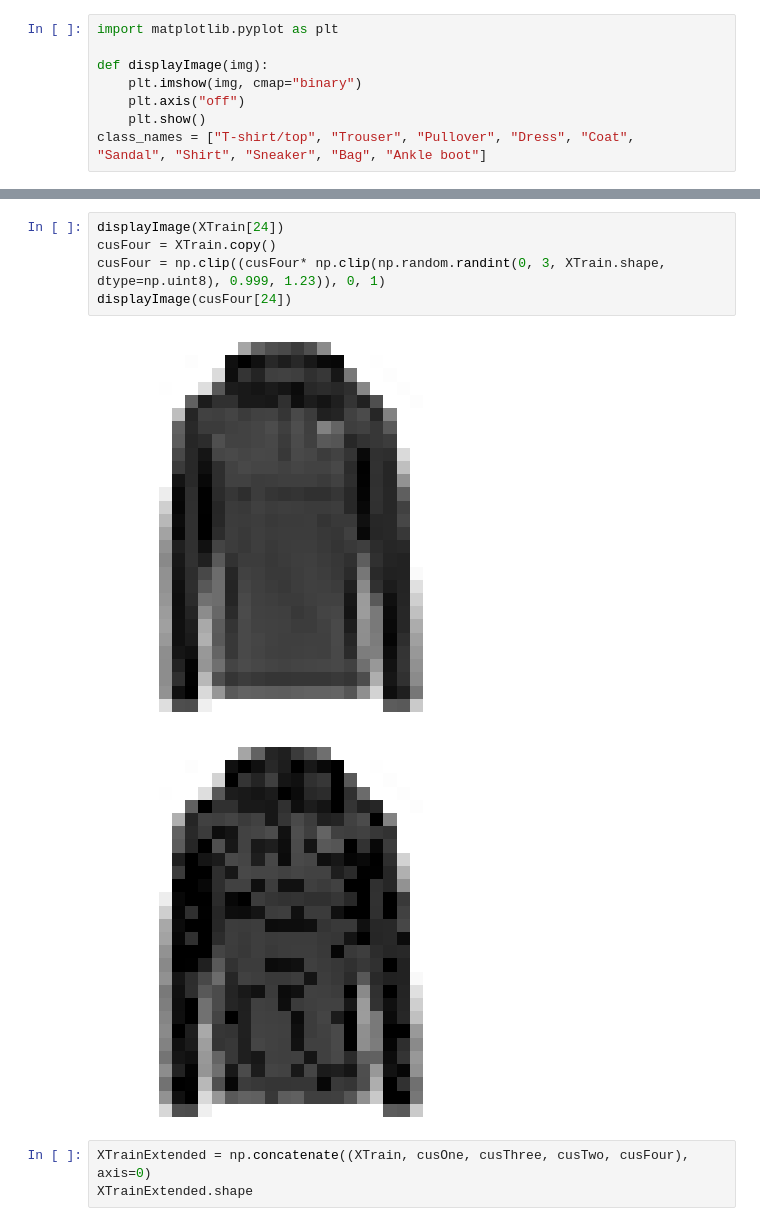
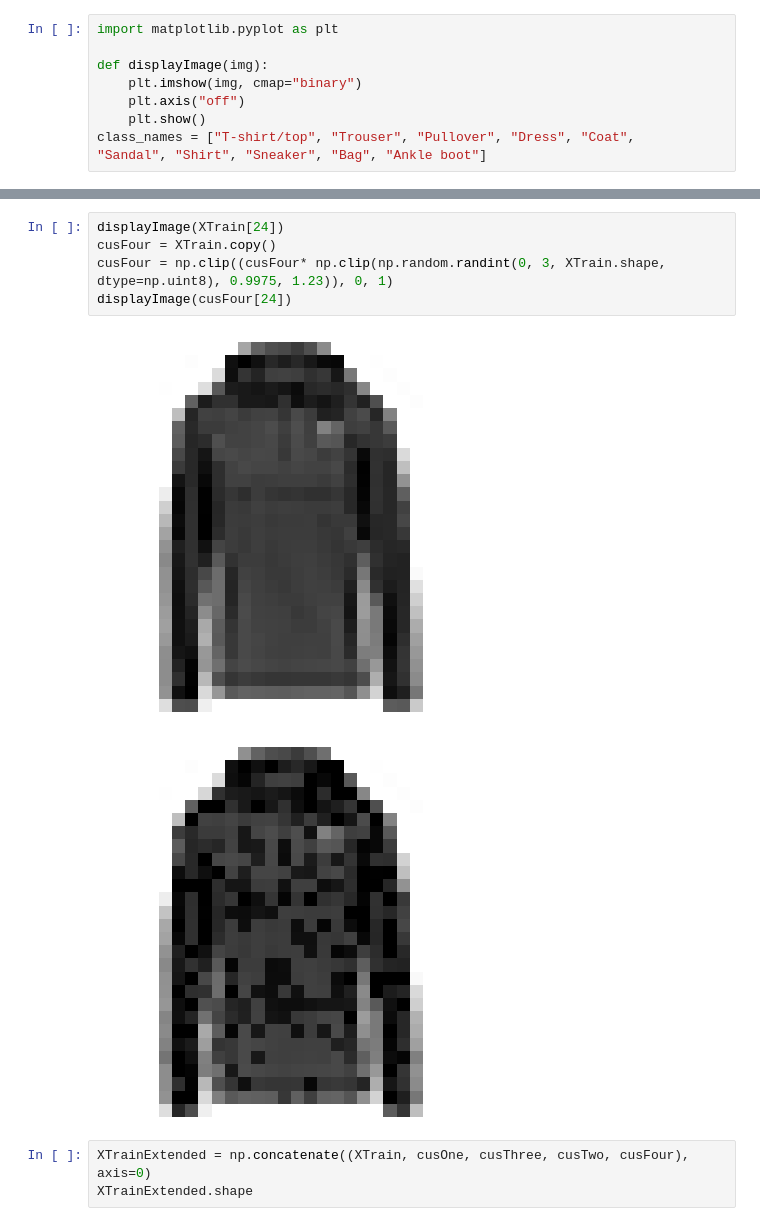
Before and after one commit to m-mhe/dl_practice, a Jupyter notebook: fashion_mnist/main.ipynb, the cells around one changed output, grey strips where cells are left out. Saved outputs shown, nothing was run; the diff lists cells and outputs as text.

```diff
--- a/fashion_mnist/main.ipynb
+++ b/fashion_mnist/main.ipynb
@@ -106,11 +100,11 @@ displayImage(cusThree[24])
 # %%
 displayImage(XTrain[24])
 cusFour = XTrain.copy()
-cusFour = np.clip((cusFour* np.clip(np.random.randint(0, 3, XTrain.shape, dtype=np.uint8), 0.999, 1.23)), 0, 1)
+cusFour = np.clip((cusFour* np.clip(np.random.randint(0, 3, XTrain.shape, dtype=np.uint8), 0.9975, 1.23)), 0, 1)
 displayImage(cusFour[24])
 # %% [output]
 [figure]
-[figure, old version]
+[figure, new version]
 # %%
 XTrainExtended = np.concatenate((XTrain, cusOne, cusThree, cusTwo, cusFour), axis=0)
 XTrainExtended.shape
```
Also changed, not shown: parts of 15 cells of this notebook, 3 other files.
